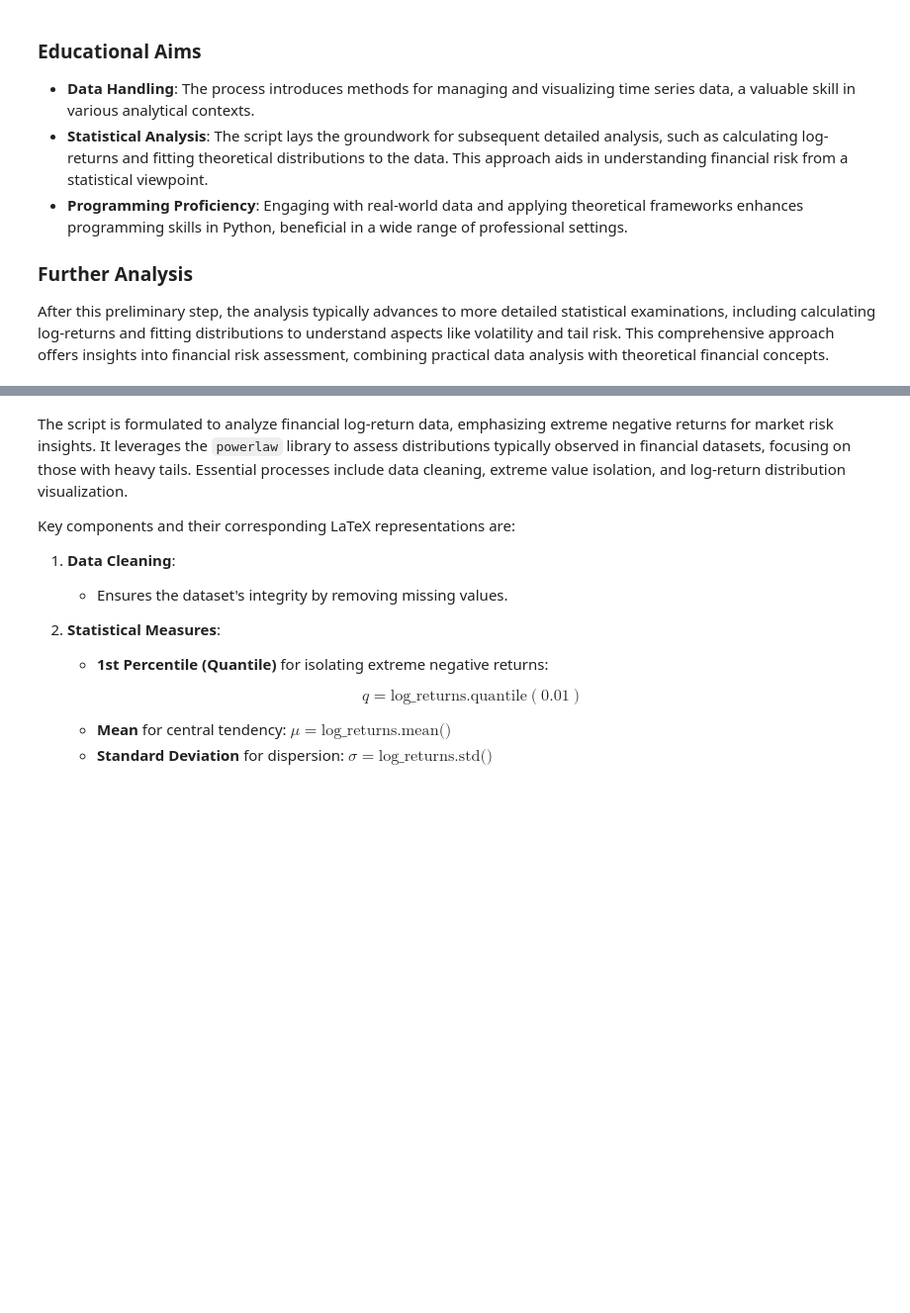
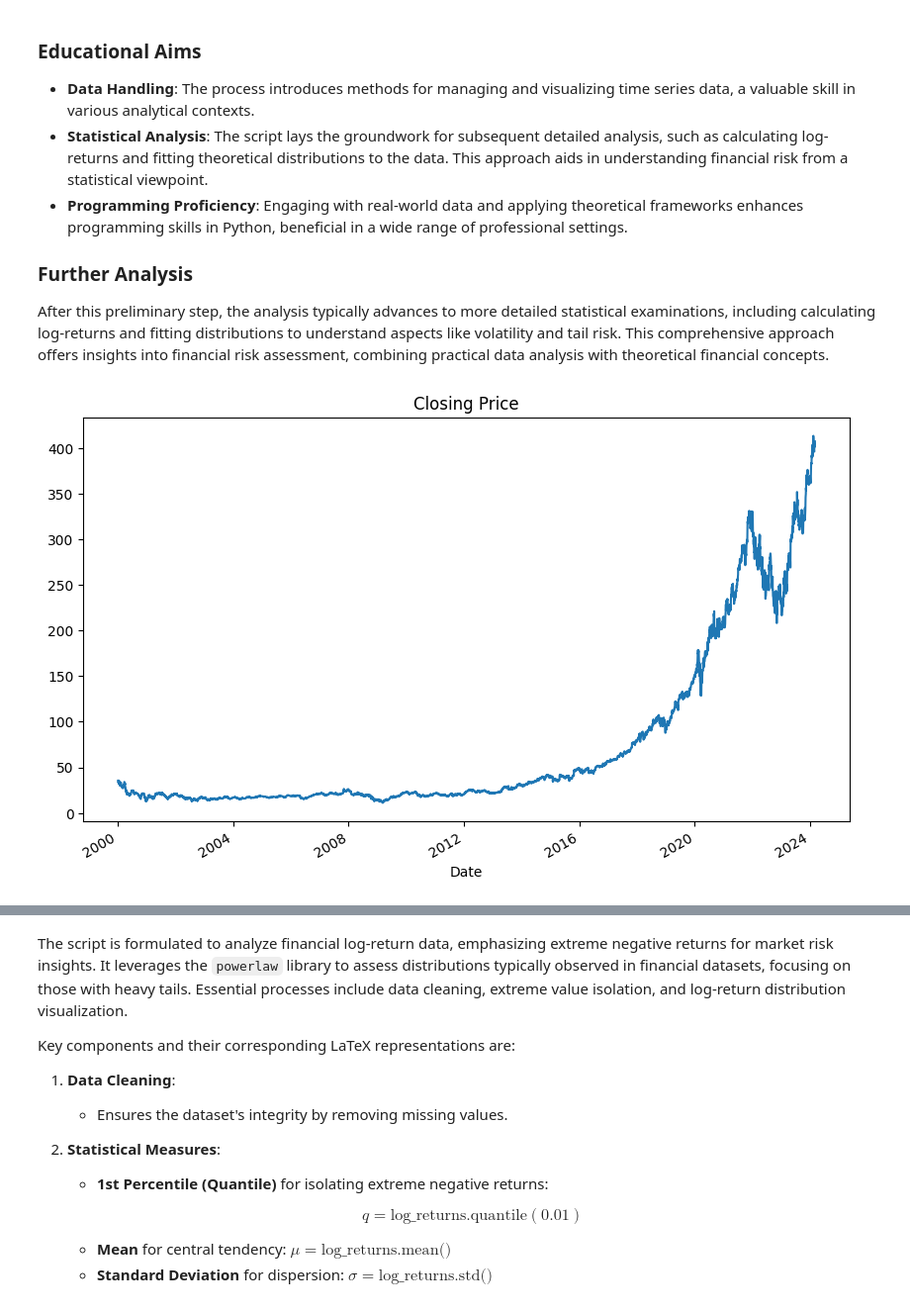
Before and after one commit to danpele/Stat_fin_markets, a Jupyter notebook: SFM_Pareto_Tail/SFM_Pareto_tail.ipynb, the cells around one changed output, grey strips where cells are left out. Shown at 99% size. Saved outputs shown, nothing was run; the diff lists cells and outputs as text; code cells hidden in the pictures; blank space fills up the shorter version.

```diff
--- a/SFM_Pareto_Tail/SFM_Pareto_tail.ipynb
+++ b/SFM_Pareto_Tail/SFM_Pareto_tail.ipynb
@@ -30,30 +30,32 @@ After this preliminary step, the analysis typically advances to more detailed st
 # %%
 '''
 This program models the left tail of the log-returns distribution using Pareto
 and Normal distribution.
 '''
 import pandas as pd
 import datetime
 import numpy as np
 import matplotlib.pyplot as plt
 from scipy.stats import pareto
 from scipy.stats import norm
 # We will look at stock prices overtime
 import yfinance as yf
 
 
 #define the ticker symbol
 tickerSymbol = 'MSFT'
 
 #get data on this ticker
 tickerData = yf.Ticker(tickerSymbol)
 
 #get the historical prices for this ticker
-df = tickerData.history(period='1d', start='2016-1-1', end='2024-3-1')
+df = tickerData.history(start='2000-1-1', end='2024-3-1')
 
 data=df['Close']
 
 data.plot(figsize=(10, 6), legend = False, title='Closing Price');
+# %% [output]
+[figure, added]
 # %%
 log_returns = np.log(1 + data.pct_change())
 log_returns.plot(figsize=(10, 6),legend = False, title='Log-return');
```
Also changed, not shown: parts of 11 cells of this notebook.
